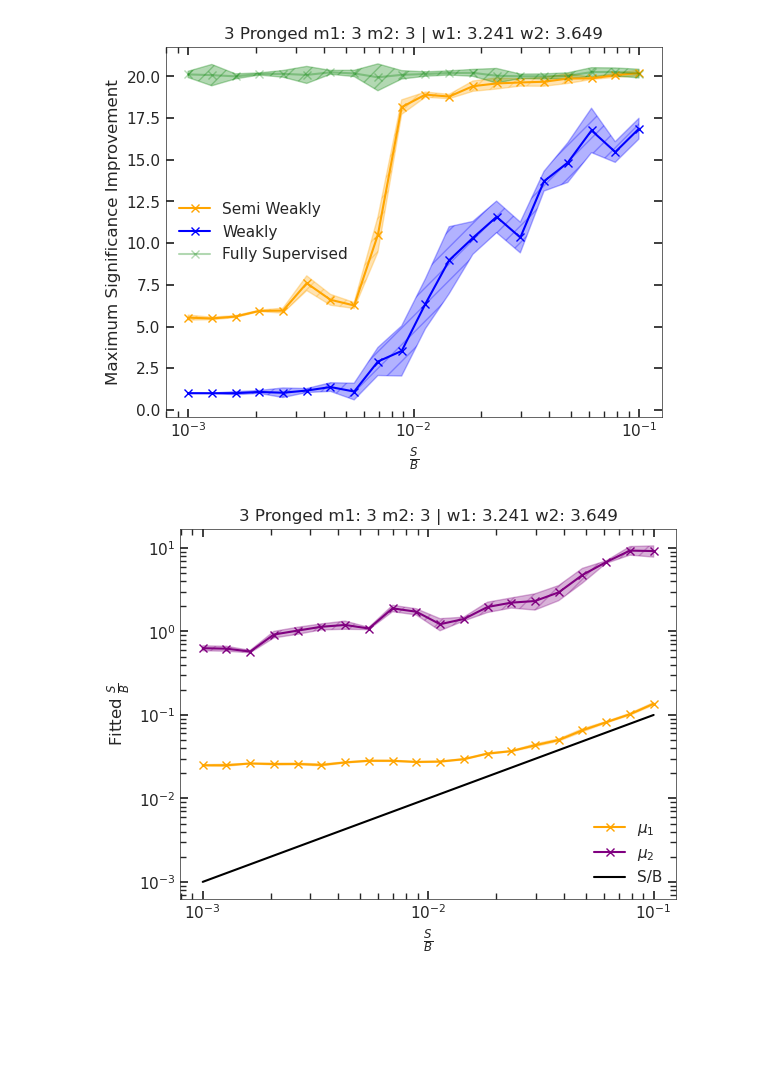
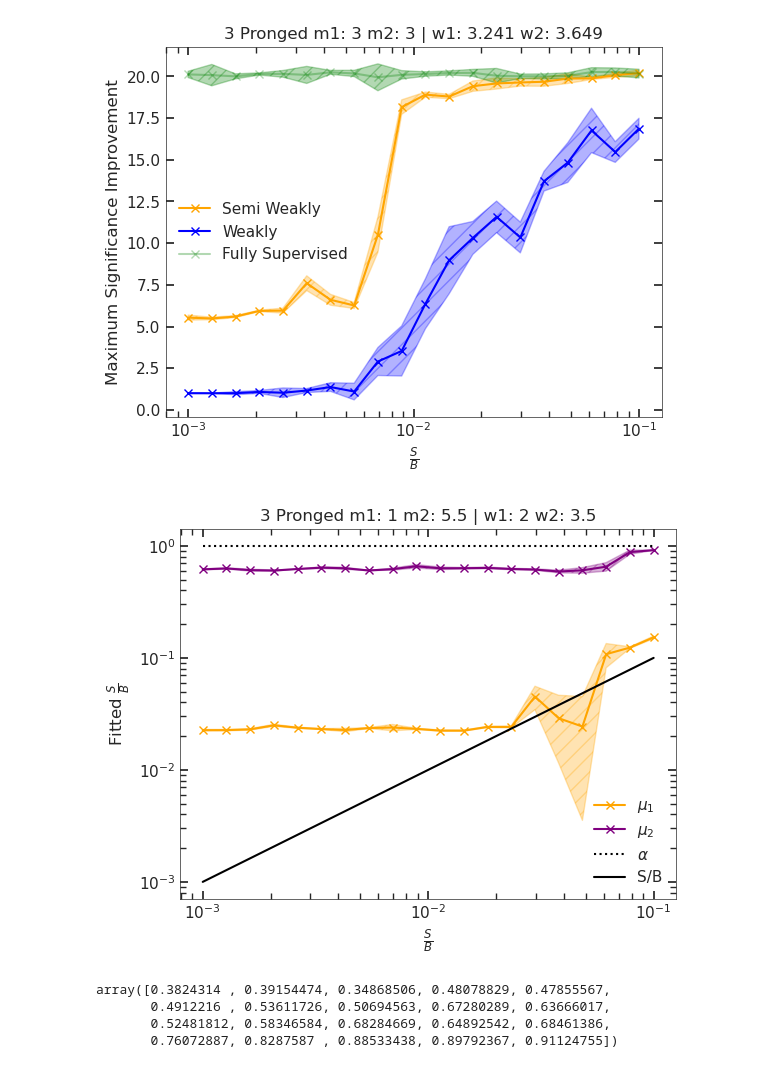
Before and after one commit to GitGup/SemiWeaklySupervised, a Jupyter notebook: manifolds.ipynb, the cells around one changed output. Cells and saved outputs as stored; diff of their text form; code cells hidden in the pictures; blank space fills up the shorter version.

Commit message:
rescaled alpha trainable with sigmoid

```diff
--- a/manifolds.ipynb
+++ b/manifolds.ipynb
@@ -717,6 +720,9 @@ plt.show()
 # %%
-ww3_runs = np.load("3ProngWeight_List3_Runs33.npy")
-ww4_runs = np.load("3ProngWeight_List4_Runs33.npy")
+ww3_runs = np.load("3ProngWeight_List3_Runs.npy")
+ww4_runs = np.load("3ProngWeight_List4_Runs.npy")
+
+sigmoid = lambda x: 1. / (1. + np.exp(-x))
+ww4_runs = sigmoid(ww4_runs)
 
 signal_fraction_values = np.logspace(-3, -1, 20)
 avgww = np.median(ww3_runs, axis = 0)
@@ -724,32 +730,40 @@ avgww2 = np.median(ww4_runs, axis = 0)
 
 fittedw = avgww
 fittedwstd = np.std(ww3_runs, axis = 0)
 
 fittedw2 = avgww2
 fittedwstd2 = np.std(ww4_runs, axis = 0)
 
 plt.figure()
 plt.plot(signal_fraction_values, fittedw, marker = "x", label=r"$\mu_{1}$", color='orange')
 plt.plot(signal_fraction_values, fittedw2, marker = "x", label=r"$\mu_{2}$", color='purple')
+plt.plot(signal_fraction_values, list(np.ones(20)), ls = ":",marker = "", label = r"$\alpha$", color = "black")
 
 plt.plot(sig_list, sig_list, marker = "", label='S/B', color='black')
 
 plt.fill_between(signal_fraction_values, fittedw - fittedwstd, fittedw + fittedwstd, color='orange', alpha=0.3, hatch = "//")
 plt.fill_between(signal_fraction_values, fittedw2 - fittedwstd2, fittedw2 + fittedwstd2, color='purple', alpha=0.3, hatch = "//")
 
 plt.xlabel(r'$\frac{S}{B}$')
 plt.ylabel(r'Fitted $\frac{S}{B}$')
-plt.title(f'3 Pronged m1: {m1} m2: {m2} | w1: {w1} w2: {w2}')
+plt.title(f'3 Pronged m1: {1} m2: {5.5} | w1: {2} w2: {3.5}')
 plt.yscale("log")
 plt.xscale("log")
 plt.gca().spines['left'].set_linewidth(0.5)
 plt.gca().spines['bottom'].set_linewidth(0.5)
 plt.gca().spines['top'].set_linewidth(0.5)
 plt.gca().spines['right'].set_linewidth(0.5)
 plt.tick_params(axis='both', which='both', direction='in', top=True, right=True)
 plt.tick_params(axis='both', which='both', direction='in', bottom=True, left=True)
 plt.legend(loc="lower right",frameon=False)
 plt.savefig('plot.png', dpi=450, bbox_inches='tight')
 plt.show()
 # %% [output]
-[figure, old version]
+[figure, new version]
+# %%
+ww4_runs[0]
+# %% [output]
+array([0.3824314 , 0.39154474, 0.34868506, 0.48078829, 0.47855567,
+       0.4912216 , 0.53611726, 0.50694563, 0.67280289, 0.63666017,
+       0.52481812, 0.58346584, 0.68284669, 0.64892542, 0.68461386,
+       0.76072887, 0.8287587 , 0.88533438, 0.89792367, 0.91124755])
```
Also changed, not shown: parts of 1 cell of this notebook.
